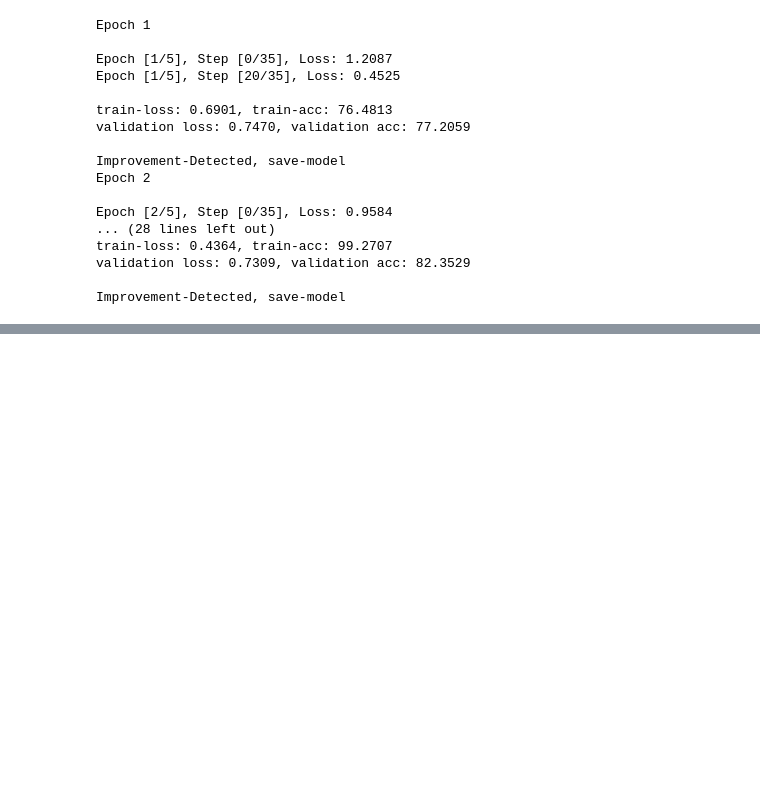
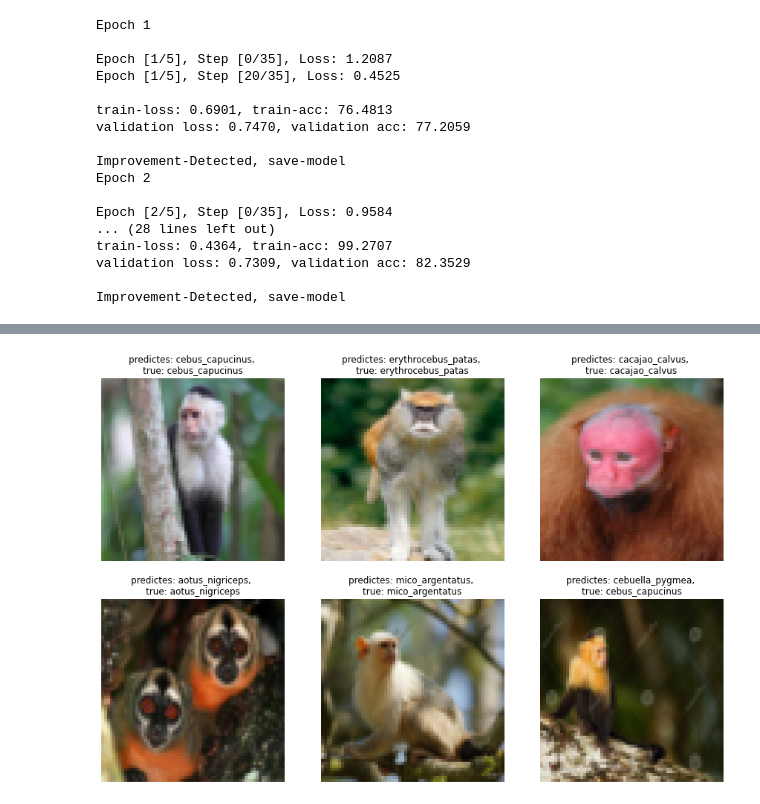
Before and after one commit to ABedychaj/MonkeysKaggle, a Jupyter notebook: notebooks/TransferLearning.ipynb, the cells around one changed output, grey strips where cells are left out. Drawn from its saved outputs; the diff is of its cells as text; code cells hidden in the pictures; blank space fills up the shorter version.

Commit message:
added pred and true labels

```diff
--- a/notebooks/TransferLearning.ipynb
+++ b/notebooks/TransferLearning.ipynb
@@ -190,21 +193,24 @@ plt.legend(loc='best')
 # %%
 def visualize_model(net, num_images=6, test_dataloader=None, test_dataset=None):
     images_so_far = 0
     fig = plt.figure(figsize=(15, 10))
 
     for i, data in enumerate(test_dataloader):
         inputs, labels = data
         outputs = net(inputs)
         _, preds = torch.max(outputs.data, 1)
 
         for j in range(inputs.size()[0]):
             images_so_far += 1
             ax = plt.subplot(2, num_images//2, images_so_far)
             ax.axis('off')
-            ax.set_title('predictes: {}'.format(label2name[test_dataset.classes[preds[j]]]))
+            ax.set_title('predictes: {}, \ntrue: {}'
+                         .format(label2name[test_dataset.classes[preds[j]]], label2name['n'+str(labels[j].item())]))
             plt.imshow(inputs[j].permute(1, 2, 0))
 
             if images_so_far == num_images:
                 return
 
 visualize_model(model, test_dataloader=test_data_loader, test_dataset=test_data)
+# %% [output]
+[figure, added]
```
Also changed, not shown: parts of 5 cells of this notebook.
